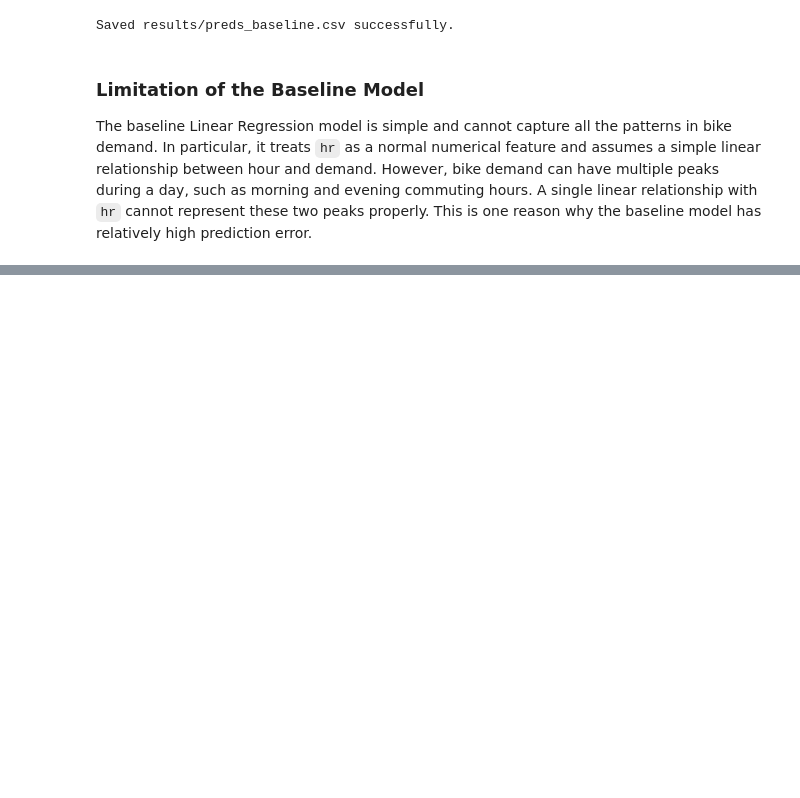
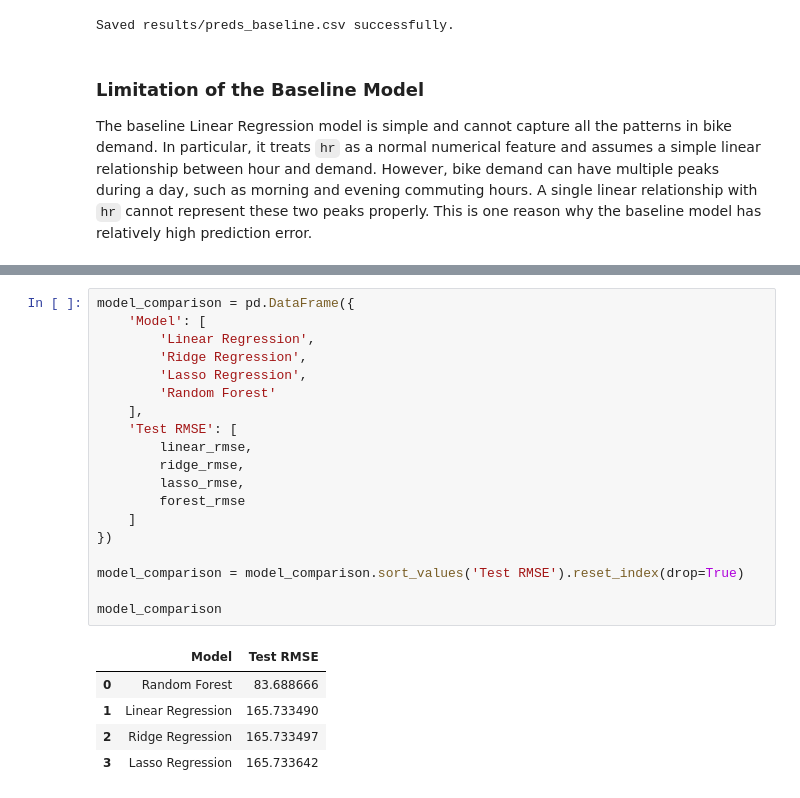
Before and after one commit to abhi-shake-ds/Let_Them_Cook, a Jupyter notebook: notebooks/03-models.ipynb, the cells around one changed output, grey strips where cells are left out. Drawn from its saved outputs; the diff is of its cells as text; blank space fills up the shorter version.

```diff
--- a/notebooks/03-models.ipynb
+++ b/notebooks/03-models.ipynb
@@ -192,0 +499,25 @@ The baseline Linear Regression model is simple and cannot capture all the patter
+# %%
+model_comparison = pd.DataFrame({
+    'Model': [
+        'Linear Regression',
+        'Ridge Regression',
+        'Lasso Regression',
+        'Random Forest'
+    ],
+    'Test RMSE': [
+        linear_rmse,
+        ridge_rmse,
+        lasso_rmse,
+        forest_rmse
+    ]
+})
+
+model_comparison = model_comparison.sort_values('Test RMSE').reset_index(drop=True)
+
+model_comparison
+# %% [output]
+|  | Model | Test RMSE |
+| 0 | Random Forest | 83.688666 |
+| 1 | Linear Regression | 165.733490 |
+| 2 | Ridge Regression | 165.733497 |
+| 3 | Lasso Regression | 165.733642 |
```
Also changed, not shown: parts of 18 cells of this notebook, 2 other files.
